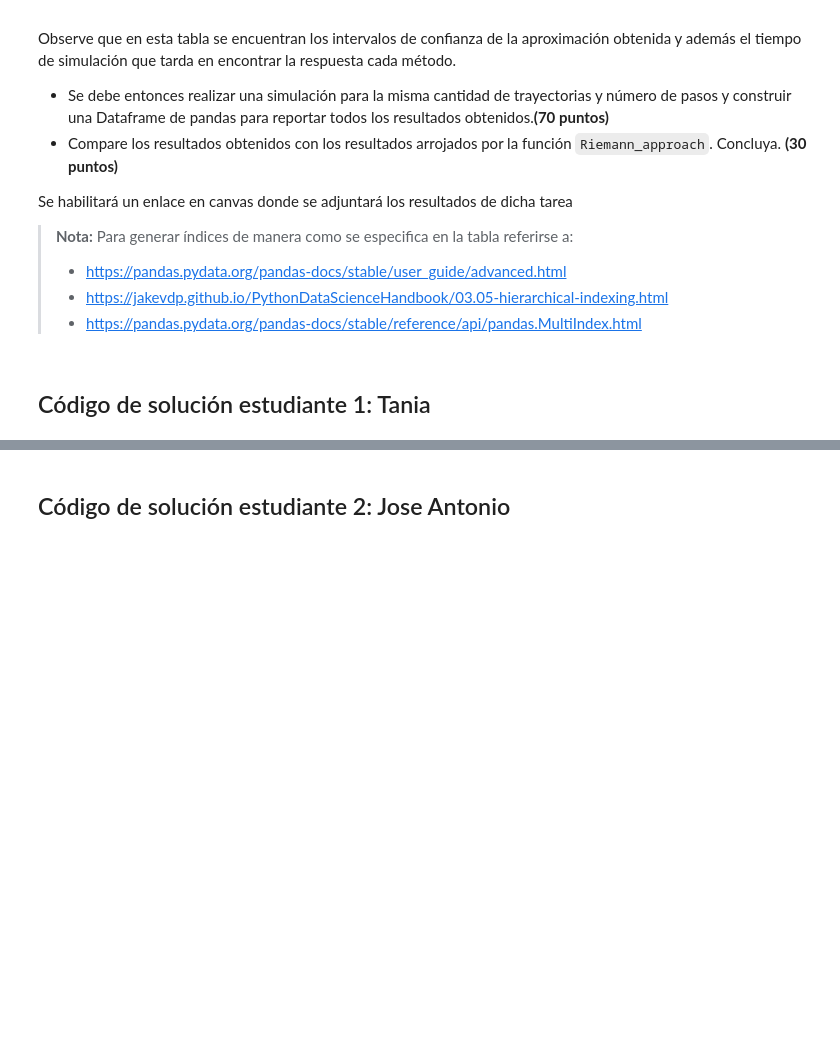
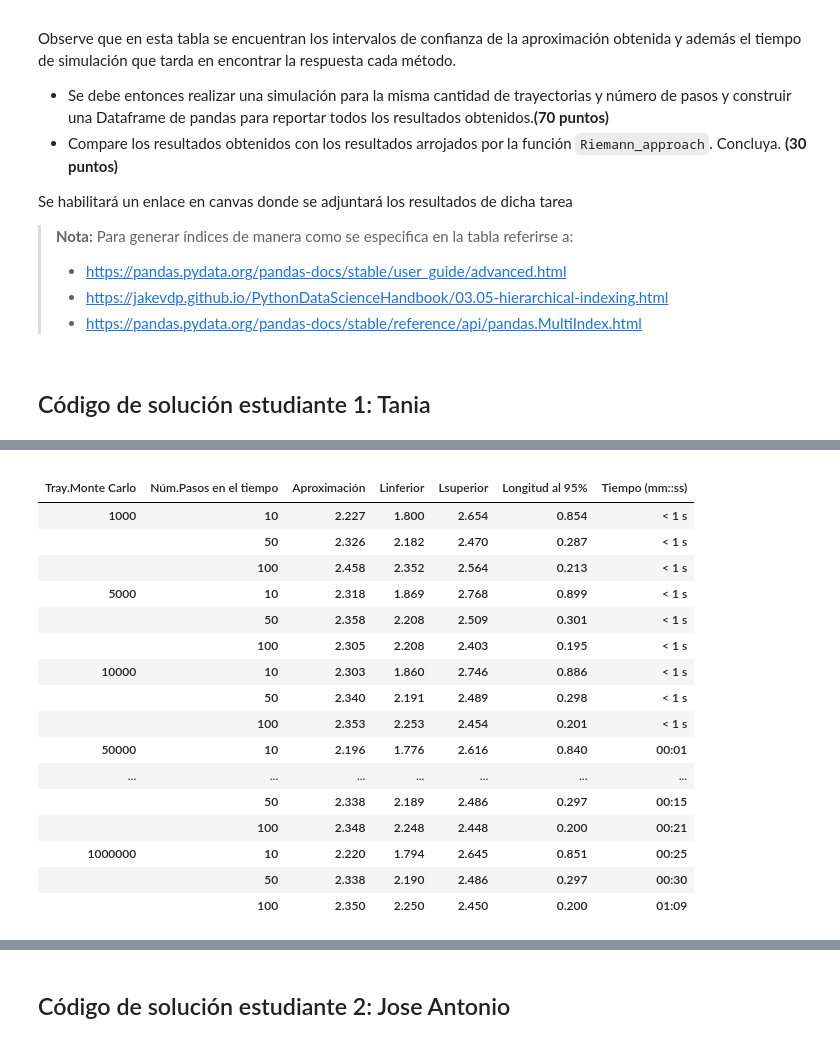
Before and after one commit to SebasGlez2000/Tarea9_TBell_JAContreras, a Jupyter notebook: Tarea9_TBell_JAContreras_SGonzalez.ipynb, the cells around one changed output, grey strips where cells are left out. Cells and saved outputs as stored; diff of their text form; code cells hidden in the pictures; blank space fills up the shorter version.

```diff
--- a/Tarea9_TBell_JAContreras_SGonzalez.ipynb
+++ b/Tarea9_TBell_JAContreras_SGonzalez.ipynb
@@ -34,0 +262,33 @@ Se habilitará un enlace en canvas donde se adjuntará los resultados de dicha t
+# %%
+# put riemann
+riemann_put=np.array(list(map(lambda N_traj:list(map(lambda N_step: riemann(K,r,S0,N_traj,N_step,sigma,T,False),NbStep)),NbTraj)))
+pd.set_option("display.max_rows", None, "display.max_columns", None)
+ciclo =[i for i in NbTraj for _ in (0, 1, 2)]
+rp = np.array(list(map(lambda i: riemann_put[:,:,i].flatten(),range(5))))
+rp0 = np.round(rp[0].astype('float'),4)
+rp1 = np.round(rp[1].astype('float'),4)
+rp2 = np.round(rp[2].astype('float'),4)
+rp3 = np.round(rp[3].astype('float'),4)
+listas = [ciclo,(len(NbTraj)*NbStep),rp0,rp1,rp2,rp3,rp[4]]
+index = pd.MultiIndex.from_arrays(listas, names=('Tray.Monte Carlo','Núm.Pasos en el tiempo','Aproximación','Linferior','Lsuperior','Longitud al 95%','Tiempo (mm::ss)'))
+riemann_put_df = pd.DataFrame(index=index)
+riemann_put_df
+# %% [output]
+|  |  |  |  |  |  |  |
+| Tray.Monte Carlo | Núm.Pasos en el tiempo | Aproximación | Linferior | Lsuperior | Longitud al 95% | Tiempo (mm::ss) |
+| 1000 | 10 | 2.227 | 1.800 | 2.654 | 0.854 | < 1 s |
+|  | 50 | 2.326 | 2.182 | 2.470 | 0.287 | < 1 s |
+|  | 100 | 2.458 | 2.352 | 2.564 | 0.213 | < 1 s |
+| 5000 | 10 | 2.318 | 1.869 | 2.768 | 0.899 | < 1 s |
+|  | 50 | 2.358 | 2.208 | 2.509 | 0.301 | < 1 s |
+|  | 100 | 2.305 | 2.208 | 2.403 | 0.195 | < 1 s |
+| 10000 | 10 | 2.303 | 1.860 | 2.746 | 0.886 | < 1 s |
+|  | 50 | 2.340 | 2.191 | 2.489 | 0.298 | < 1 s |
+|  | 100 | 2.353 | 2.253 | 2.454 | 0.201 | < 1 s |
+| 50000 | 10 | 2.196 | 1.776 | 2.616 | 0.840 | 00:01 |
+| ... | ... | ... | ... | ... | ... | ... |
+|  | 50 | 2.338 | 2.189 | 2.486 | 0.297 | 00:15 |
+|  | 100 | 2.348 | 2.248 | 2.448 | 0.200 | 00:21 |
+| 1000000 | 10 | 2.220 | 1.794 | 2.645 | 0.851 | 00:25 |
+|  | 50 | 2.338 | 2.190 | 2.486 | 0.297 | 00:30 |
+|  | 100 | 2.350 | 2.250 | 2.450 | 0.200 | 01:09 |
```
Also changed, not shown: parts of 7 cells of this notebook.
